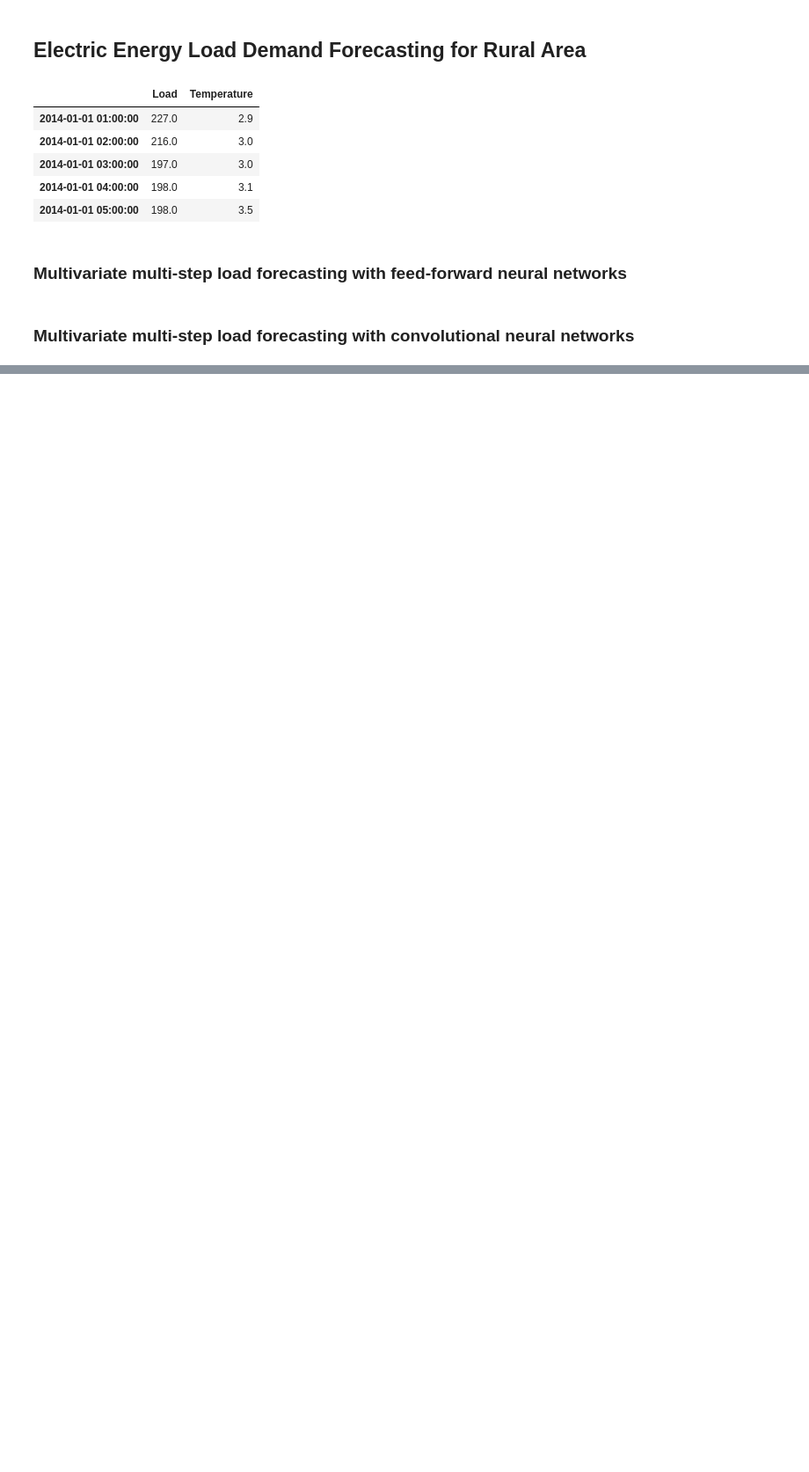
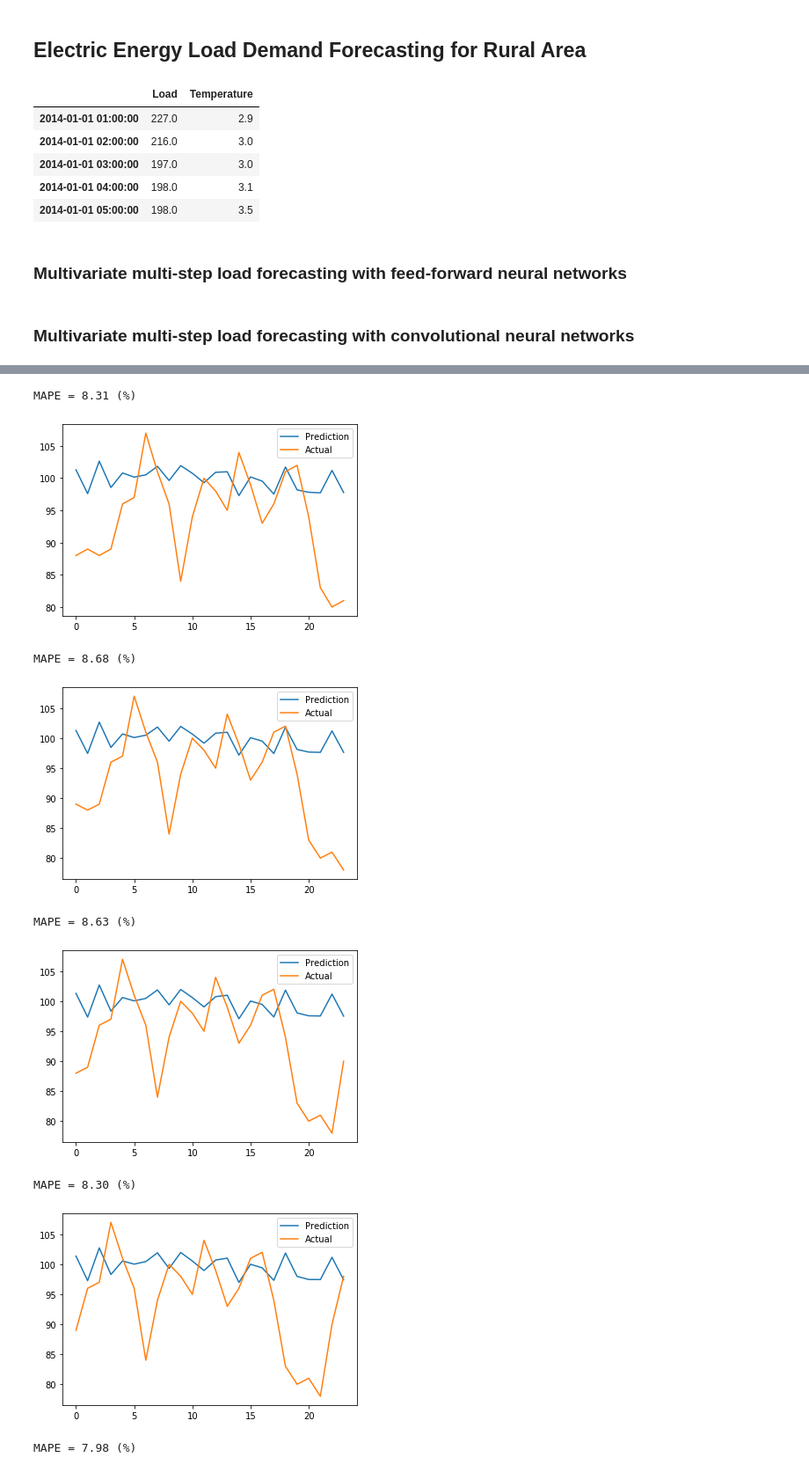
Before and after one commit to NilsJakob/Electric-Energy-Load-Demand-Forecasting-for-Rural-Area, a Jupyter notebook: data_log.ipynb, the cells around one changed output, grey strips where cells are left out. Shown: that part at 88% size. Saved outputs shown, nothing was run; the diff lists cells and outputs as text; code cells hidden in the pictures; blank space fills up the shorter version.

```diff
--- a/data_log.ipynb
+++ b/data_log.ipynb
@@ -641,0 +674,26 @@ plt.show()
+# %%
+for i in range(NTEST):
+    # Predict using model on new data
+    X_input = X_new[i].reshape(1, X_new.shape[1], X_new.shape[2])
+    y_pred = model.predict(X_input)
+    # Convert data back to the original scale
+    y_predicted = mean_std_values['Load'][0] + y_pred.flatten()*mean_std_values['Load'][1]
+    y_true_i = mean_std_values['Load'][0] + y_true[i,:]*mean_std_values['Load'][1]
+    # MAPE
+    mape = mean_absolute_percentage_error(y_true_i, y_predicted)
+    print('MAPE = {:.2f} (%)'.format(mape))
+    # Plot predictions against true values
+    plt.plot(y_predicted, label='Prediction')
+    plt.plot(y_true_i, label='Actual')
+    plt.legend()
+    plt.show()
+# %% [output]
+MAPE = 8.31 (%)
+[figure, added]
+MAPE = 8.68 (%)
+[figure, added]
+MAPE = 8.63 (%)
+[figure, added]
+MAPE = 8.30 (%)
+[figure, added]
+MAPE = 7.98 (%)
```
Also changed, not shown: parts of 20 cells of this notebook.
